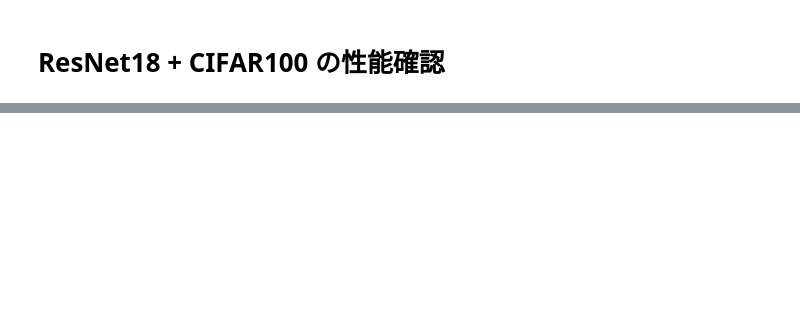
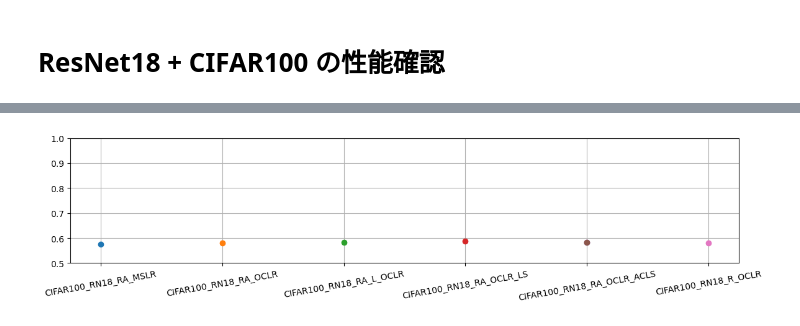
Before and after one commit to takeyarise/ipynotebooks, a Jupyter notebook: image_recognition/notebooks/RN18_cifar100.ipynb, the cells around one changed output, grey strips where cells are left out. Cells and saved outputs as stored; diff of their text form; code cells hidden in the pictures; blank space fills up the shorter version.

```diff
--- a/image_recognition/notebooks/RN18_cifar100.ipynb
+++ b/image_recognition/notebooks/RN18_cifar100.ipynb
@@ -140,7 +805,7 @@ def evaluate_phase(weight_name, device):
         root='./image_recognition/data',
         train=False,
         transform=test_transform,
-        download=True,
+        download=False,
     )
     test_loader = DataLoader(
         test_ds,
@@ -152,11 +817,9 @@ def evaluate_phase(weight_name, device):
         persistent_workers=True,
     )
 
-    n_data = len(test_ds)
-
     net = resnet18(weights=None, num_classes=100).to(device)
     net.load_state_dict(torch.load('./image_recognition/weights/' + weight_name, weights_only=True))
 
     acc = evaluate(net, test_loader, device)
-    print(f'Acc: {os.path.splitext(weight_name)[0]}, {acc:.5f}')
+    return acc
 # %%
@@ -167,0 +846,5 @@ Acc: CIFAR100_RN18, 0.55480
+# %%
+for name in names:
+    if not ('acc' in results[name]):
+        results[name]['acc'] = evaluate_phase(name + '.pth', device=device)
+    print(f'Acc: {name}, {results[name]['acc']:.5f}')
@@ -167,0 +859,11 @@ Acc: CIFAR100_RN18, 0.55480
+# %%
+fig, ax = plt.subplots(nrows=1, ncols=1, figsize=(12, 3))
+for name in names:
+    ax.plot(name, results[name]['acc'], marker='o')
+ax.grid()
+ax.set_ylim((0.5, 1.0))
+plt.xticks(rotation=10)
+fig.tight_layout()
+plt.show()
+# %% [output]
+[figure, added]
```
Also changed, not shown: parts of 31 cells of this notebook, 8 other files.
